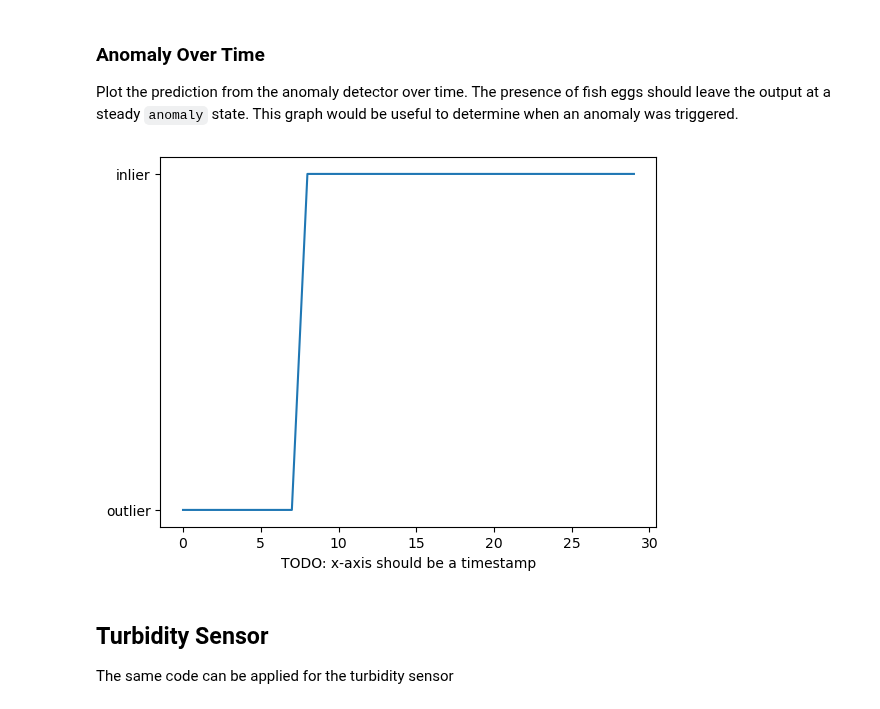
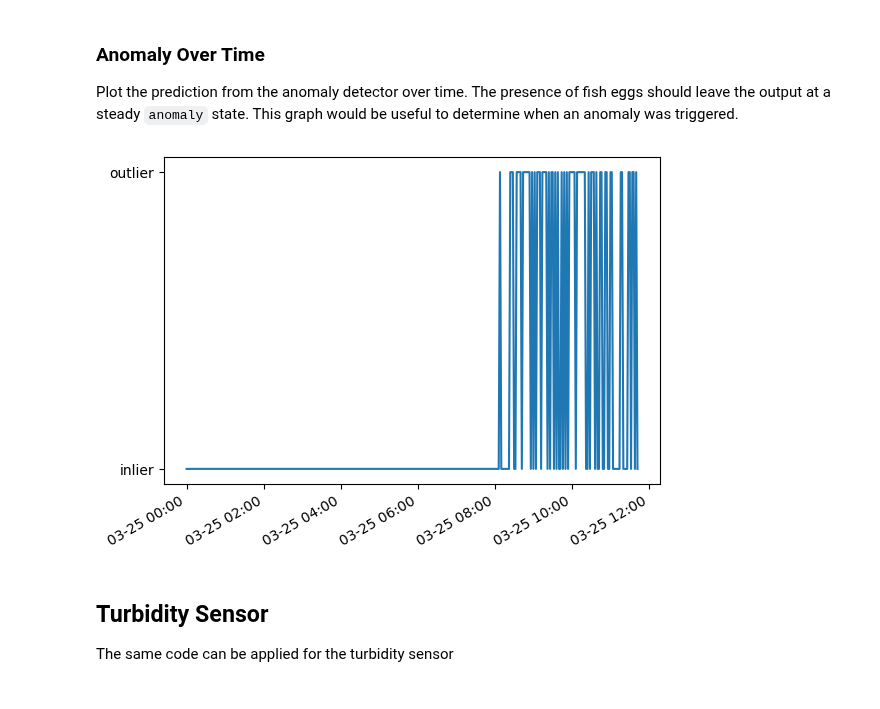
Before and after one commit to wFairmanOlin/Biomass, a Jupyter notebook: egg_eye/code/novelty_detector.ipynb, the cells around one changed output. Drawn from its saved outputs; the diff is of its cells as text; code cells hidden in the pictures.

```diff
--- a/egg_eye/code/novelty_detector.ipynb
+++ b/egg_eye/code/novelty_detector.ipynb
@@ -93,3 +70,23 @@ plt.show()
+# %%
+def to_datetime(dates, tz_aware=True):
+    """
+    Standardizes the various types of string datetime formats
+    """
+    dt = []
+    for i in dates:
+        i = i.replace('T','_')
+        i = i.replace('-','')
+        i = i.replace(' ', '_')
+        try:
+            i_dt = datetime.strptime(i, '%Y%m%d_%H:%M:%S')
+        except:
+            print(i)
+        if tz_aware:
+            tz = pytz.timezone('US/Eastern')
+            i_dt = tz.localize(i_dt)
+
+        dt.append(i_dt)
+    return np.array(dt)
 # %% [markdown]
 ## Novelty Detector
 
@@ -103,8 +140,15 @@ In `X_test` the first 8 samples should be considered outliers while the remainin
 # %%
 from sklearn.neighbors import LocalOutlierFactor
+import pickle
 
 lof = LocalOutlierFactor(n_neighbors=10, novelty=True)
-lof.fit(X_train)
+lof.fit(X)
+# with open('lof_empty_trained.pickle', 'rb') as file:
+#     lof = pickle.load(file)
+
 result = lof.predict(X_test)
 print("prediction: ", result)
+
+# with open('lof_empty_trained.pickle', 'wb') as file:
+#     pickle.dump(lof, file)
 # %% [output]
@@ -147,14 +204,22 @@ plt.show()
 ### Anomaly Over Time
 
 Plot the prediction from the anomaly detector over time. The presence of fish eggs should leave the output at a steady `anomaly` state. This graph would be useful to determine when an anomaly was triggered.
-# %%
-result_text = ['outlier' if i == -1 else 'inlier' for i in result]
-plt.figure()
-plt.plot(result_text)
-plt.xlabel("TODO: x-axis should be a timestamp")
-plt.show()
-# %% [output]
-[figure, removed]
+# %%
+result_text = ['outlier' if i == -1 else 'inlier' for i in result]
+
+# Set date format for x-axis labels
+date_fmt = '%m-%d %H:%M'
+# Use DateFormatter to set the data to the correct format.
+date_formatter = mdates.DateFormatter(date_fmt, tz=(pytz.timezone("US/Eastern")))
+
+
+plt.figure()
+plt.plot(X_test_dt, result_text)
+plt.gcf().autofmt_xdate()
+plt.gca().xaxis.set_major_formatter(date_formatter)
+plt.show()
+# %% [output]
+[figure, added]
 # %% [markdown]
 ## Turbidity Sensor
 
```
Also changed, not shown: parts of 11 cells of this notebook, 3 other files.
